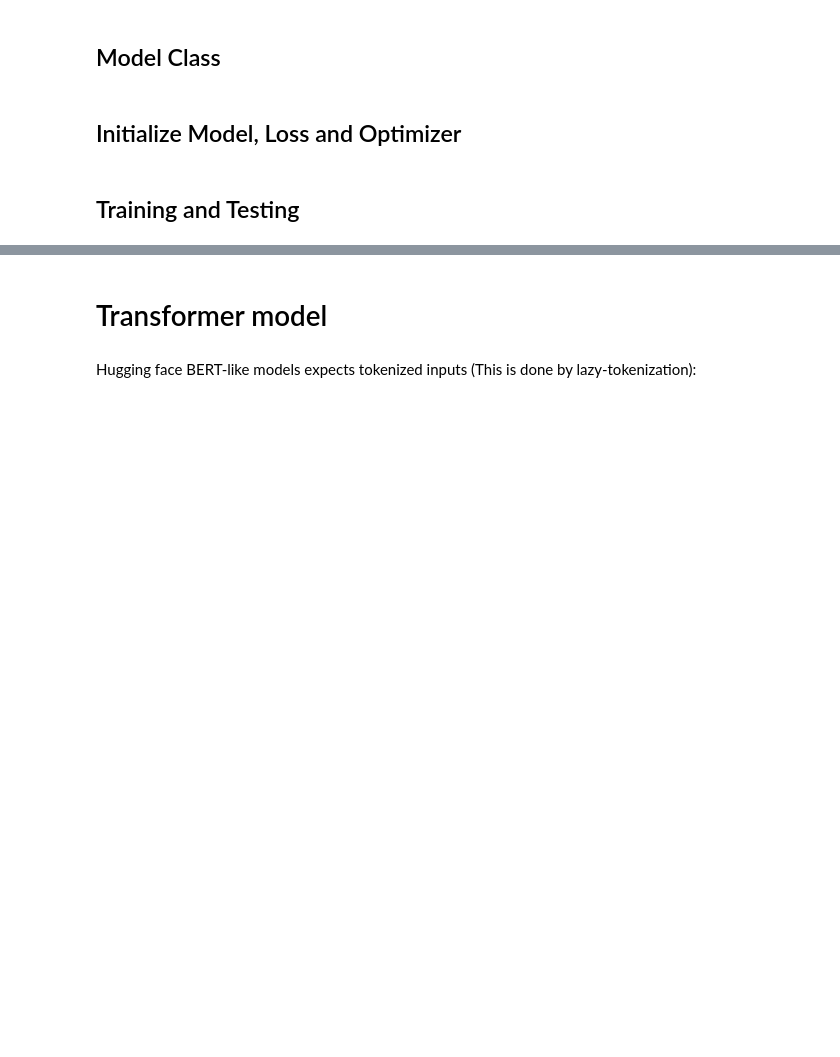
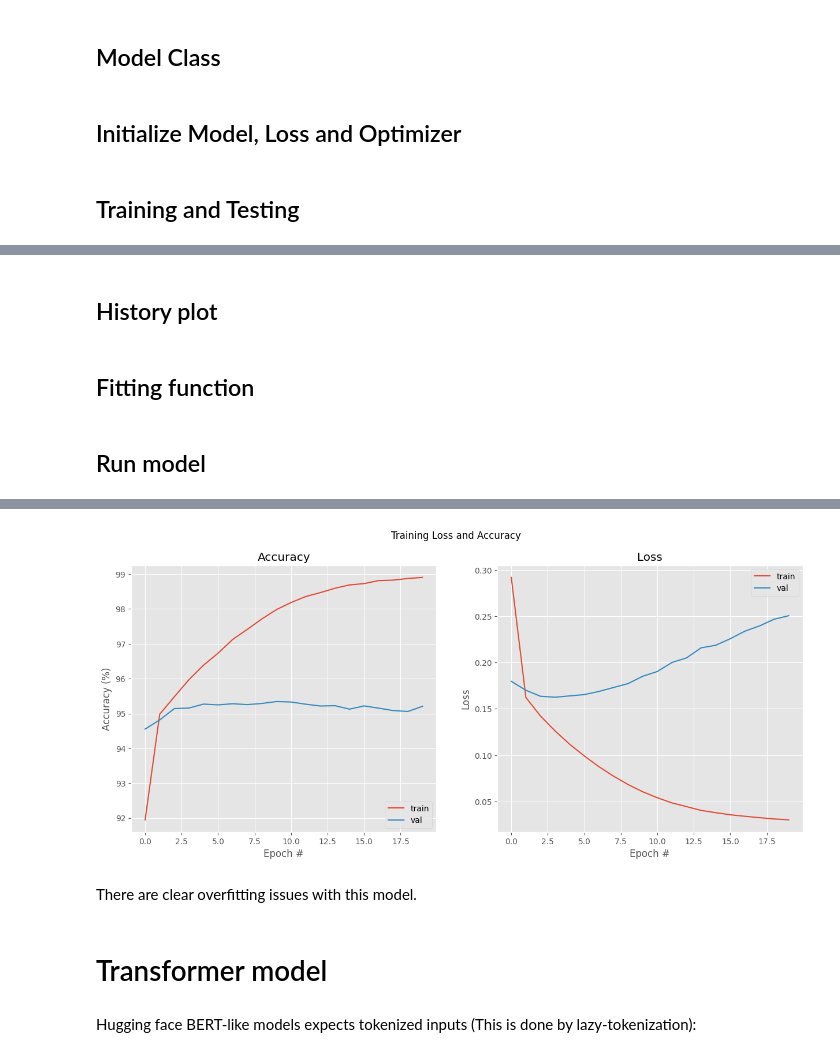
Before and after one commit to Kytusla908/MBD_NN, a Jupyter notebook: bin/Delivery.ipynb, the cells around one changed output, grey strips where cells are left out. Cells and saved outputs as stored; diff of their text form; code cells hidden in the pictures; blank space fills up the shorter version.

Commit message:
Training per year

```diff
--- a/bin/Delivery.ipynb
+++ b/bin/Delivery.ipynb
@@ -170,21 +190,0 @@ def train(model, train_loader, optimizer, epoch):
-# %%
-def test(model, test_loader):
-    model.eval()
-    test_loss = 0
-    correct = 0
-    with torch.no_grad():
-        for data, target in test_loader:
-            output = model(data)
-            test_loss += loss_function(output, target).item() * target.size(0)
-            pred = output.argmax(dim=1)
-            correct += pred.eq(target).sum().item()
-
-    test_loss /= len(test_loader.dataset)
-    accuracy = 100. * correct / len(test_loader.dataset)
-    print('\nTest set: Average loss: {:.4f}, Accuracy: {}/{} ({:.0f}%)\n'.format(
-        test_loss, correct, len(test_loader.dataset), accuracy))
-# %%
-num_epochs = 5
-for epoch in range(1, num_epochs + 1):
-    train(fcnn, train_dataset, optimizer, epoch)
-    test(fcnn, test_dataset)
@@ -208,0 +191,2 @@ Test set: Average loss: 0.1643, Accuracy: 61966/65093 (95%)
+# %% [markdown]
+## History plot
@@ -208,0 +216,29 @@ Test set: Average loss: 0.1643, Accuracy: 61966/65093 (95%)
+# %% [markdown]
+## Fitting function
+# %%
+def fit(model, train_loader, test_loader, optimizer, epochs):
+    history = {k: [] for k in ["train_loss", "train_accuracy", "val_loss", "val_accuracy"]}
+
+    for epoch in range(epochs):
+        train(model, train_loader, optimizer, history)
+        test(model,  test_loader,  history)
+
+        print(f"Epoch {epoch+1:02d}/{epochs} │ "
+              f"loss={history['train_loss'][-1]:.4f}  "
+              f"val_loss={history['val_loss'][-1]:.4f}  "
+              f"acc={history['train_accuracy'][-1]:.2f}%  "
+              f"val_acc={history['val_accuracy'][-1]:.2f}%")
+
+    plot_history(epochs, history)
+    return history
+# %% [markdown]
+## Run model
+# %%
+history = fit(
+    model        = fcnn,
+    train_loader = train_dataset,
+    test_loader  = test_dataset,
+    optimizer    = optimizer,
+    epochs       = 20
+)
+# %% [output]
@@ -209,3 +265,6 @@ Test set: Average loss: 0.1643, Accuracy: 61966/65093 (95%)
+[figure, added]
+# %% [markdown]
+There are clear overfitting issues with this model.
 # %% [markdown]
 # Transformer model
 # %%
```
Also changed, not shown: parts of 15 cells of this notebook.
